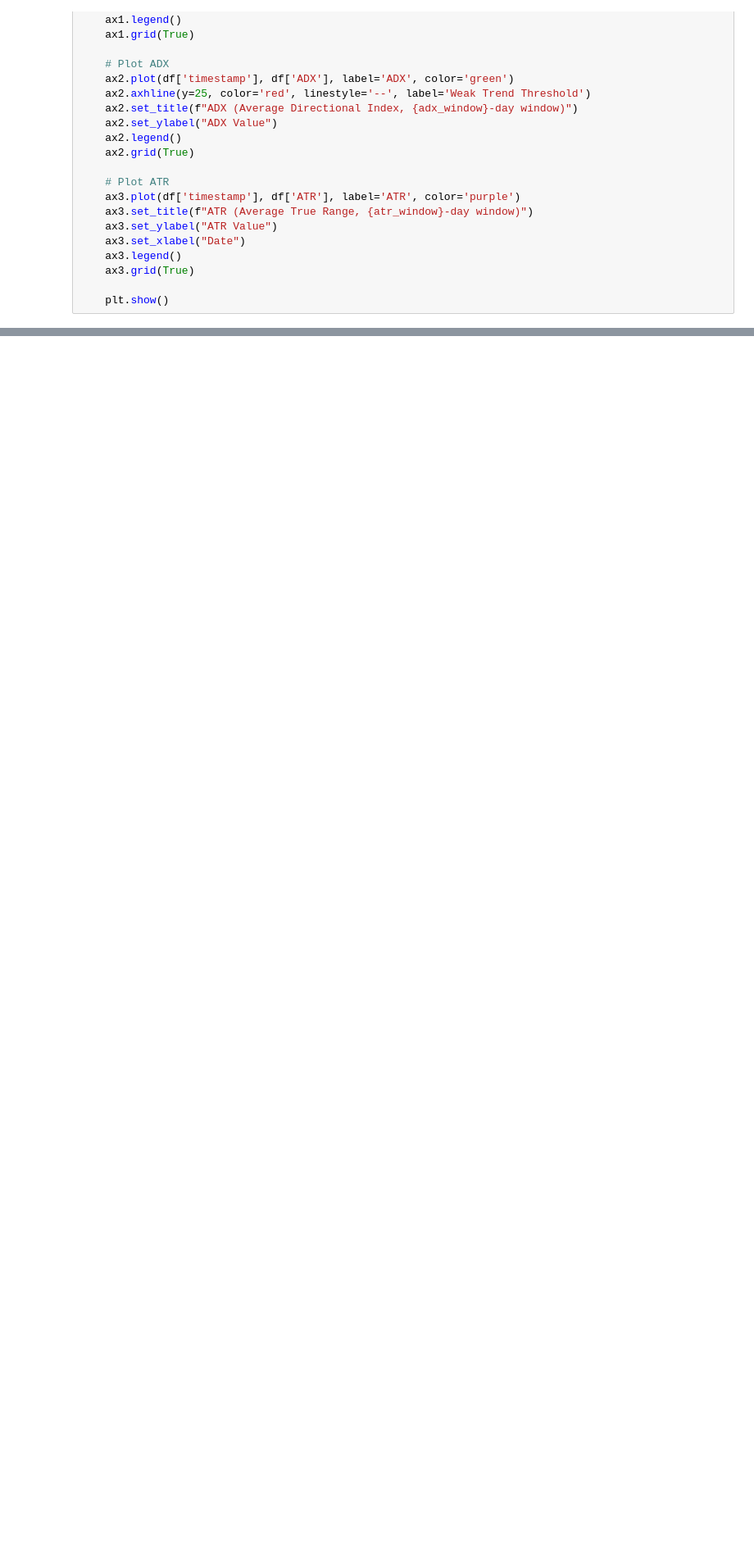
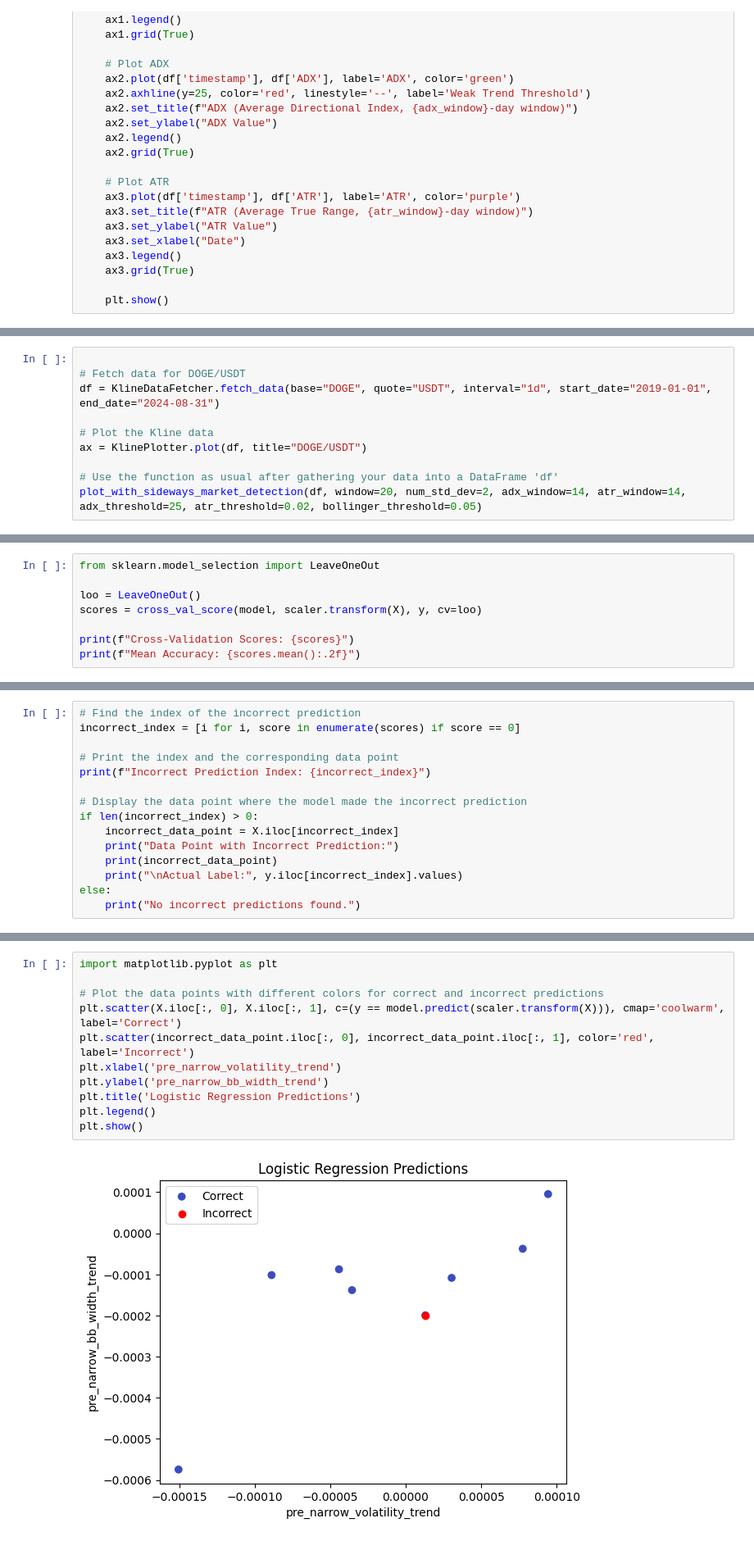
Before and after one commit to nevrax/memoir, a Jupyter notebook: flats.ipynb, the cells around one changed output, grey strips where cells are left out. Shown at 82% size. Saved outputs shown, nothing was run; the diff lists cells and outputs as text; blank space fills up the shorter version.

```diff
--- a/flats.ipynb
+++ b/flats.ipynb
@@ -305,0 +361,10 @@ plot_with_sideways_market_detection(df, window=20, num_std_dev=2, adx_window=14,
+# %%
+
+# Fetch data for DOGE/USDT
+df = KlineDataFetcher.fetch_data(base="DOGE", quote="USDT", interval="1d", start_date="2019-01-01", end_date="2024-08-31")
+
+# Plot the Kline data
+ax = KlinePlotter.plot(df, title="DOGE/USDT")
+
+# Use the function as usual after gathering your data into a DataFrame 'df'
+plot_with_sideways_market_detection(df, window=20, num_std_dev=2, adx_window=14, atr_window=14, adx_threshold=25, atr_threshold=0.02, bollinger_threshold=0.05)
@@ -305,0 +1512,8 @@ plot_with_sideways_market_detection(df, window=20, num_std_dev=2, adx_window=14,
+# %%
+from sklearn.model_selection import LeaveOneOut
+
+loo = LeaveOneOut()
+scores = cross_val_score(model, scaler.transform(X), y, cv=loo)
+
+print(f"Cross-Validation Scores: {scores}")
+print(f"Mean Accuracy: {scores.mean():.2f}")
@@ -305,0 +1523,15 @@ plot_with_sideways_market_detection(df, window=20, num_std_dev=2, adx_window=14,
+# %%
+# Find the index of the incorrect prediction
+incorrect_index = [i for i, score in enumerate(scores) if score == 0]
+
+# Print the index and the corresponding data point
+print(f"Incorrect Prediction Index: {incorrect_index}")
+
+# Display the data point where the model made the incorrect prediction
+if len(incorrect_index) > 0:
+    incorrect_data_point = X.iloc[incorrect_index]
+    print("Data Point with Incorrect Prediction:")
+    print(incorrect_data_point)
+    print("\nActual Label:", y.iloc[incorrect_index].values)
+else:
+    print("No incorrect predictions found.")
@@ -305,0 +1557,13 @@ plot_with_sideways_market_detection(df, window=20, num_std_dev=2, adx_window=14,
+# %%
+import matplotlib.pyplot as plt
+
+# Plot the data points with different colors for correct and incorrect predictions
+plt.scatter(X.iloc[:, 0], X.iloc[:, 1], c=(y == model.predict(scaler.transform(X))), cmap='coolwarm', label='Correct')
+plt.scatter(incorrect_data_point.iloc[:, 0], incorrect_data_point.iloc[:, 1], color='red', label='Incorrect')
+plt.xlabel('pre_narrow_volatility_trend')
+plt.ylabel('pre_narrow_bb_width_trend')
+plt.title('Logistic Regression Predictions')
+plt.legend()
+plt.show()
+# %% [output]
+[figure, added]
```
Also changed, not shown: parts of 27 cells of this notebook.
